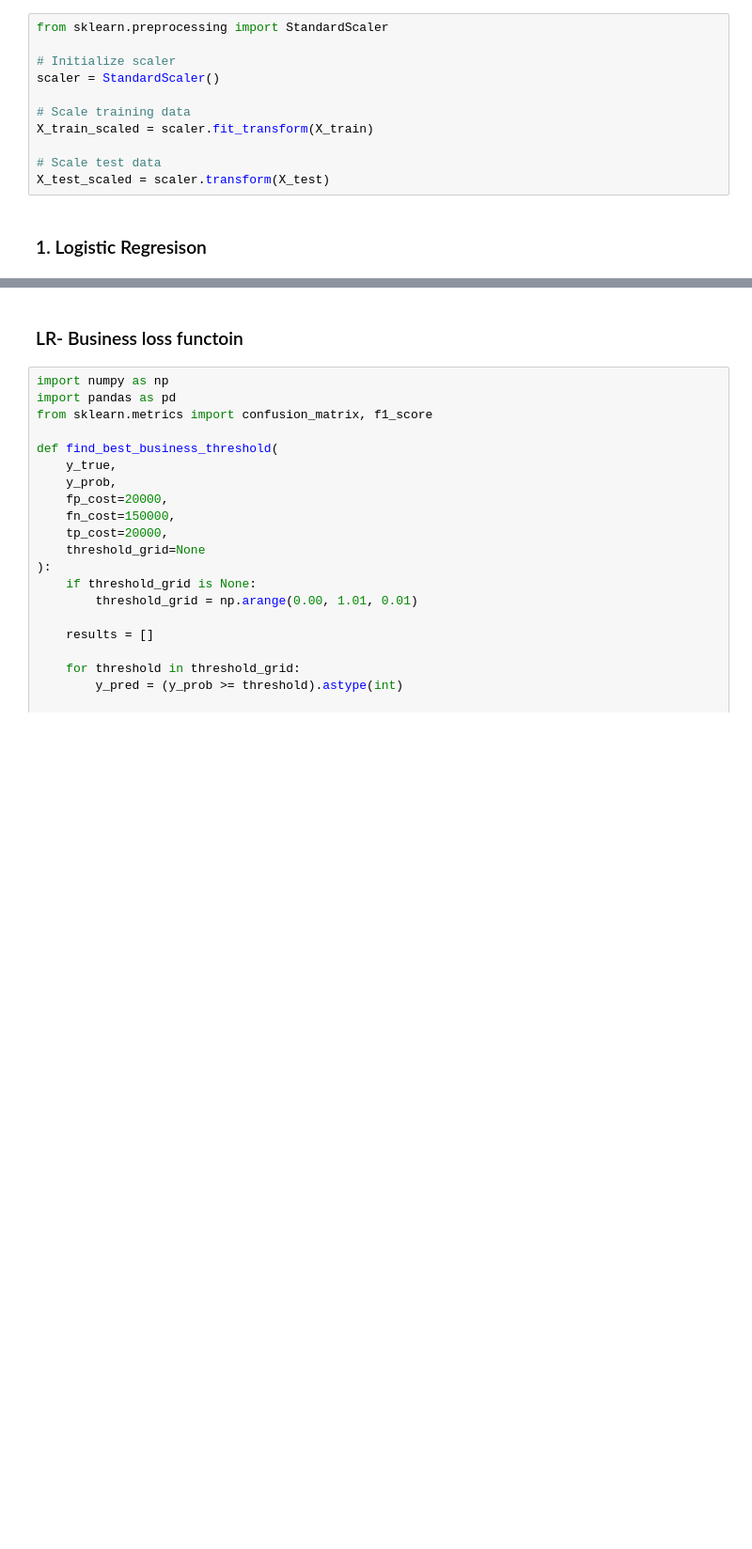
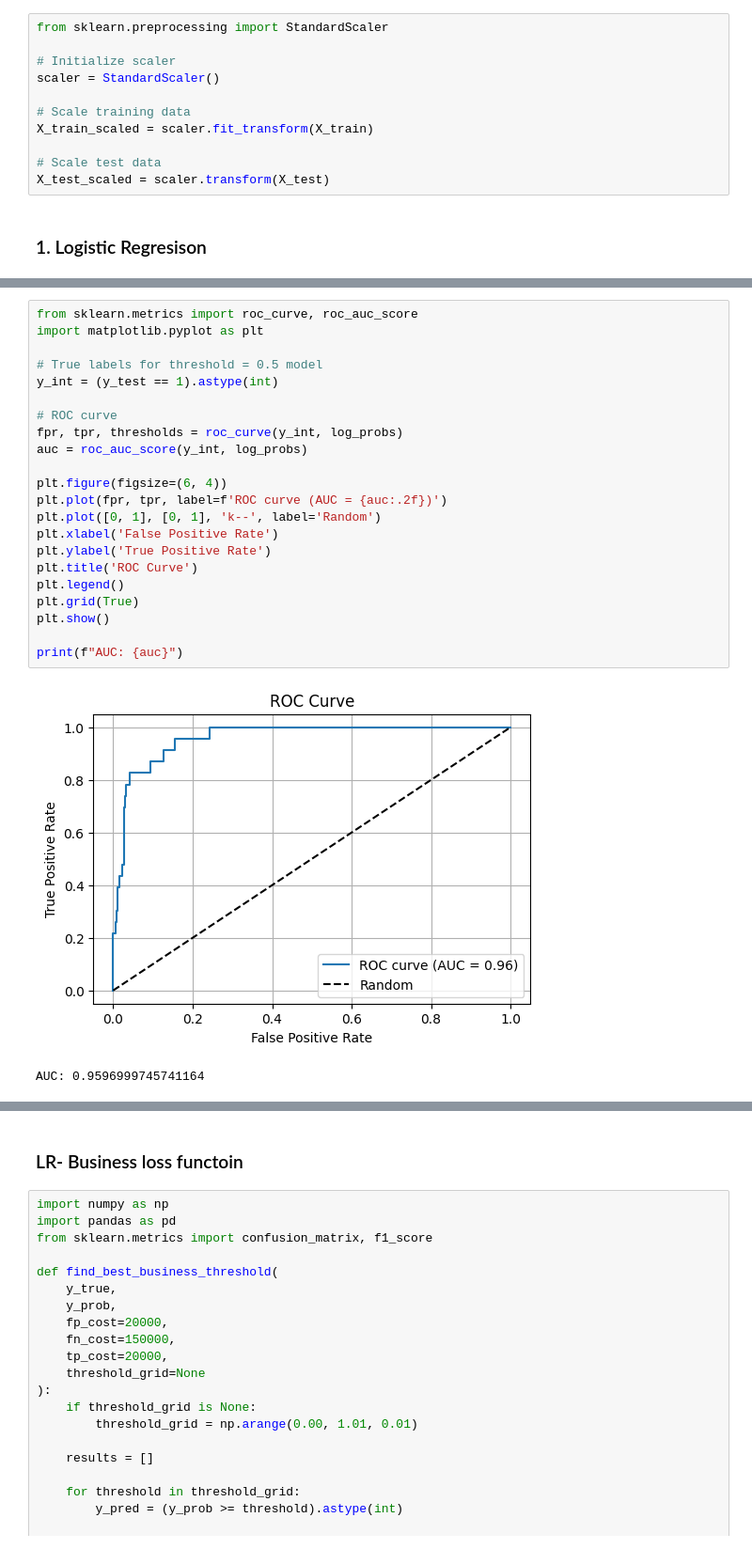
Before and after one commit to oyunmintrio95/Telelogs_RCA, a Jupyter notebook: modeling/FLS6_Hospital.ipynb, the cells around one changed output, grey strips where cells are left out. Shown at 94% size. Cells and saved outputs as stored; diff of their text form; blank space fills up the shorter version.

```diff
--- a/modeling/FLS6_Hospital.ipynb
+++ b/modeling/FLS6_Hospital.ipynb
@@ -432,0 +404,25 @@ weighted avg       0.95      0.87      0.90       243
+# %%
+from sklearn.metrics import roc_curve, roc_auc_score
+import matplotlib.pyplot as plt
+
+# True labels for threshold = 0.5 model
+y_int = (y_test == 1).astype(int)
+
+# ROC curve
+fpr, tpr, thresholds = roc_curve(y_int, log_probs)
+auc = roc_auc_score(y_int, log_probs)
+
+plt.figure(figsize=(6, 4))
+plt.plot(fpr, tpr, label=f'ROC curve (AUC = {auc:.2f})')
+plt.plot([0, 1], [0, 1], 'k--', label='Random')
+plt.xlabel('False Positive Rate')
+plt.ylabel('True Positive Rate')
+plt.title('ROC Curve')
+plt.legend()
+plt.grid(True)
+plt.show()
+
+print(f"AUC: {auc}")
+# %% [output]
+[figure, added]
+AUC: 0.9596999745741164
```
Also changed, not shown: parts of 11 cells of this notebook, 9 other files.
